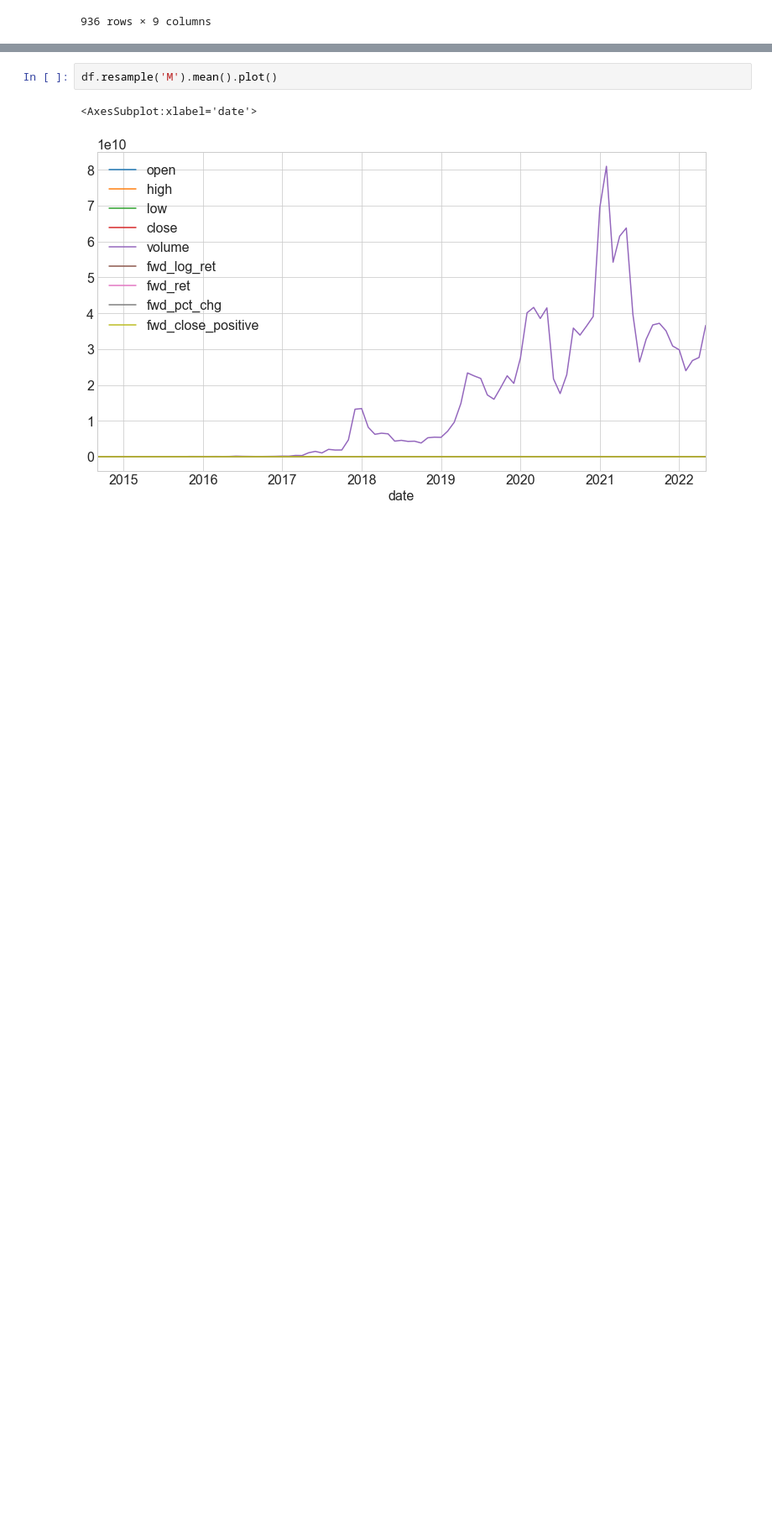
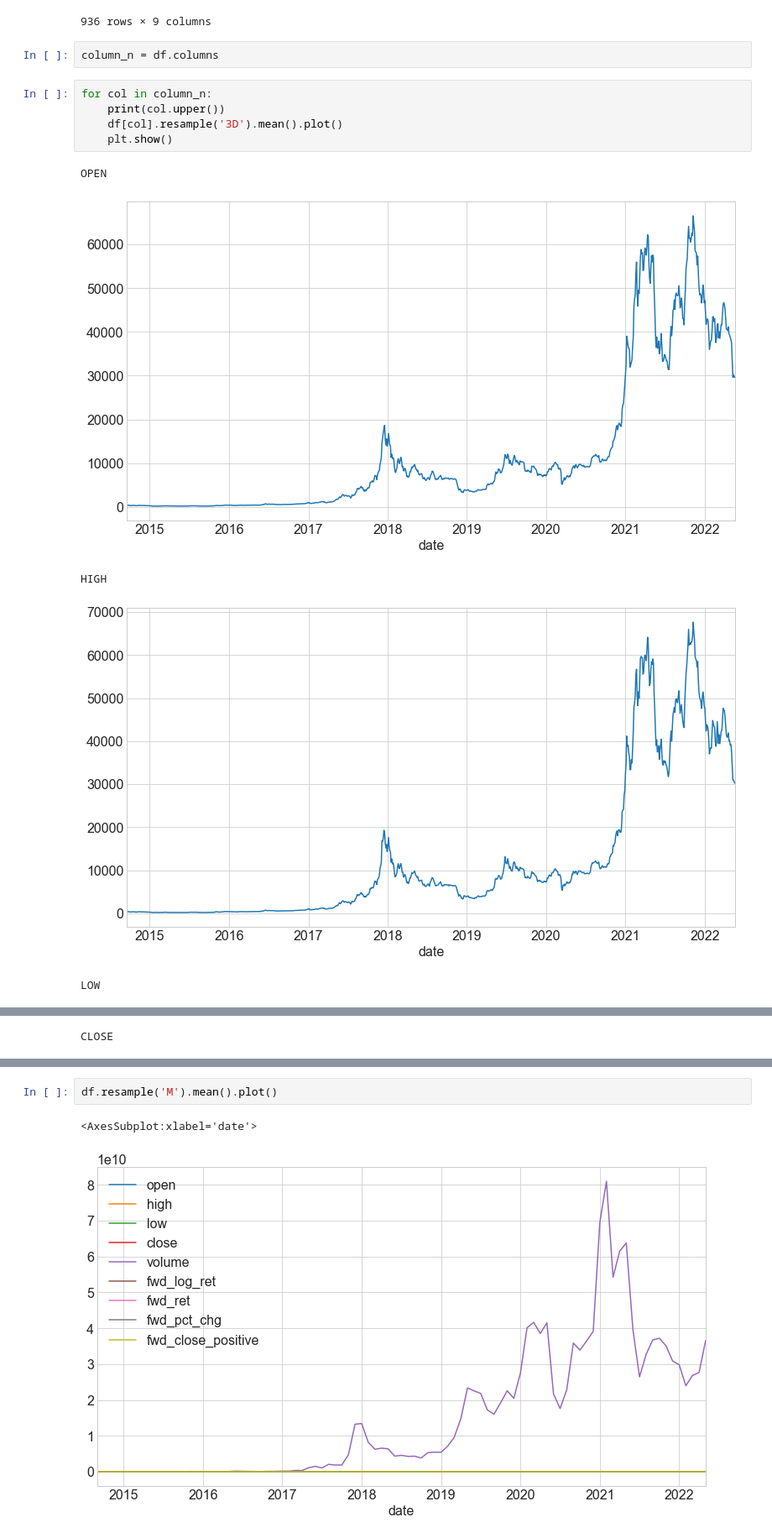
Before and after one commit to FinancialForecasters/financial_forecaster, a Jupyter notebook: aj_notebook.ipynb, the cells around one changed output, grey strips where cells are left out. Shown at 84% size. Saved outputs shown, nothing was run; the diff lists cells and outputs as text; blank space fills up the shorter version.

```diff
--- a/aj_notebook.ipynb
+++ b/aj_notebook.ipynb
@@ -90,3 +90,16 @@ df.resample('3D').mean()
 | 2022-05-20 00:00:00+00:00 | 29647.817057 | 30226.569011 | 29032.061198 | 29652.229818 | 2.321859e+10 | -0.001164 | -33.943359 | -0.000725 | 0.666667 |
 | 2022-05-23 00:00:00+00:00 | 29705.260742 | 30182.470703 | 28881.075196 | 29377.248047 | 2.904998e+10 | 0.010060 | 295.692383 | 0.010150 | 1.000000 |
 936 rows × 9 columns
+# %%
+column_n = df.columns
+# %%
+for col in column_n:
+    print(col.upper())
+    df[col].resample('3D').mean().plot()
+    plt.show()
+# %% [output]
+OPEN
+[figure, added]
+HIGH
+[figure, added]
+LOW
@@ -92,0 +107 @@ df.resample('3D').mean()
+CLOSE
```
Also changed, not shown: parts of 18 cells of this notebook.
